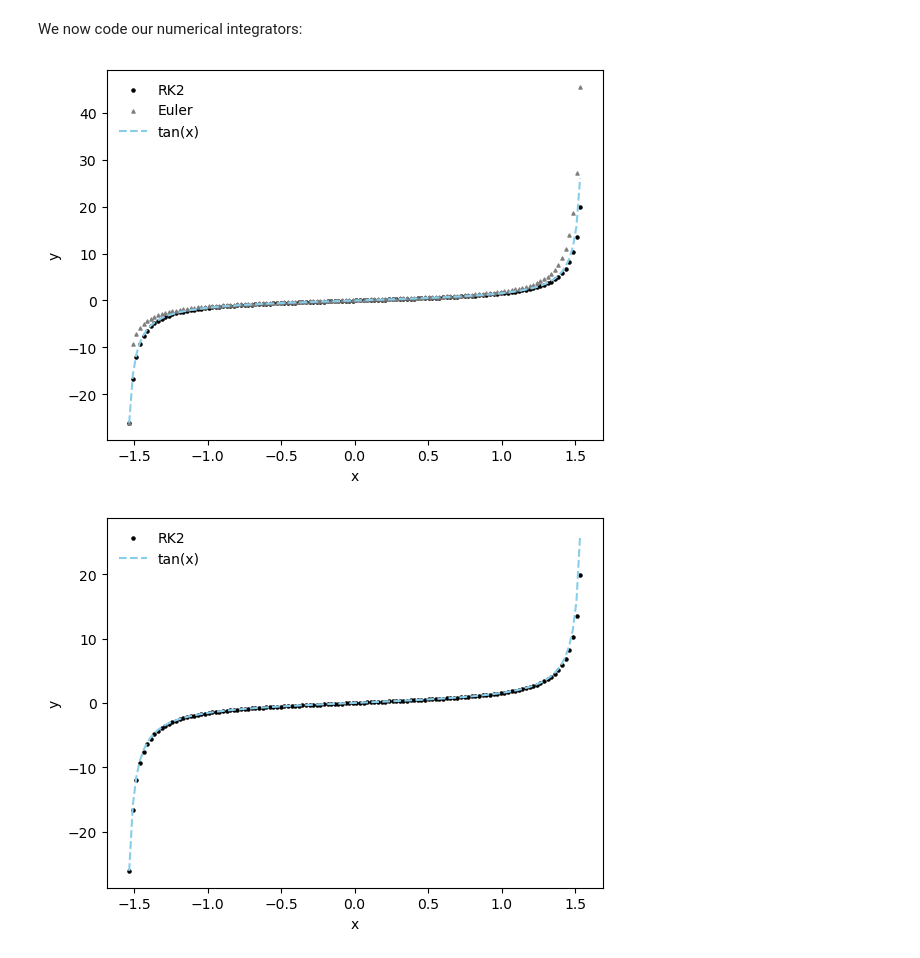
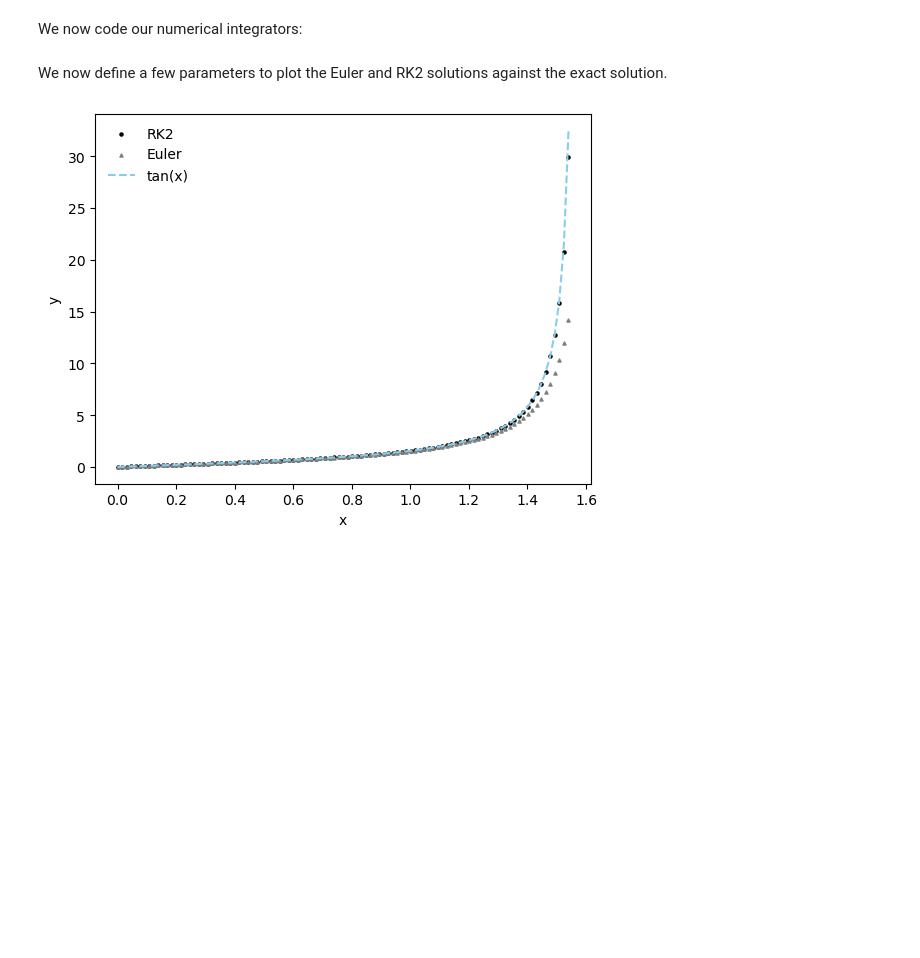
Before and after one commit to gilgarcia-01/ASTR5900, a Jupyter notebook: hw/hw3/ggarcia_hw3_numerical_integration.ipynb, the cells around one changed output. Drawn from its saved outputs; the diff is of its cells as text; code cells hidden in the pictures; blank space fills up the shorter version.

```diff
--- a/hw/hw3/ggarcia_hw3_numerical_integration.ipynb
+++ b/hw/hw3/ggarcia_hw3_numerical_integration.ipynb
@@ -124,10 +124,12 @@ def RK2(function,y0,x0,xf,num_of_steps):
         #update our counter
         stepper += step_size
     return x_lst,y_lst
+# %% [markdown]
+We now define a few parameters to plot the Euler and RK2 solutions against the exact solution.
 # %%
-xinitial,xfinal = -np.pi/2.05,np.pi/2.05
+xinitial,xfinal = 0,np.pi/2.04
 yinitial = np.tan(xinitial)
-num_of_steps = 125
+num_of_steps = 100
 
 tan_x_values = np.linspace(xinitial,xfinal,num_of_steps)
 tan_y_values = np.tan(tan_x_values)
@@ -137,25 +139,10 @@ x_lst_euler,y_lst_euler = euler_integration(dydx,yinitial,xinitial,xfinal,num_of
 # %%
 plt.scatter(x_lst_rk2,y_lst_rk2,s=5,color='black',label='RK2')
 plt.scatter(x_lst_euler,y_lst_euler,s=5,color='gray',marker='^',label='Euler')
 plt.plot(tan_x_values,tan_y_values,linestyle='--',color='skyblue',label='tan(x)')
 plt.legend(frameon=False)
 plt.xlabel('x')
 plt.ylabel('y')
 plt.show()
-
-plt.scatter(x_lst_rk2,y_lst_rk2,s=5,color='black',label='RK2')
-plt.plot(tan_x_values,tan_y_values,linestyle='--',color='skyblue',label='tan(x)')
-plt.legend(frameon=False)
-plt.xlabel('x')
-plt.ylabel('y')
-plt.show()
-
-plt.scatter(x_lst_euler,y_lst_euler,s=5,color='gray',marker='^',label='Euler')
-plt.plot(tan_x_values,tan_y_values,linestyle='--',color='skyblue',label='tan(x)')
-plt.legend(frameon=False)
-plt.xlabel('x')
-plt.ylabel('y')
-plt.show()
 # %% [output]
-[figure, old version]
+[figure, new version]
-[figure, removed]
```
Also changed, not shown: parts of 14 cells of this notebook.
